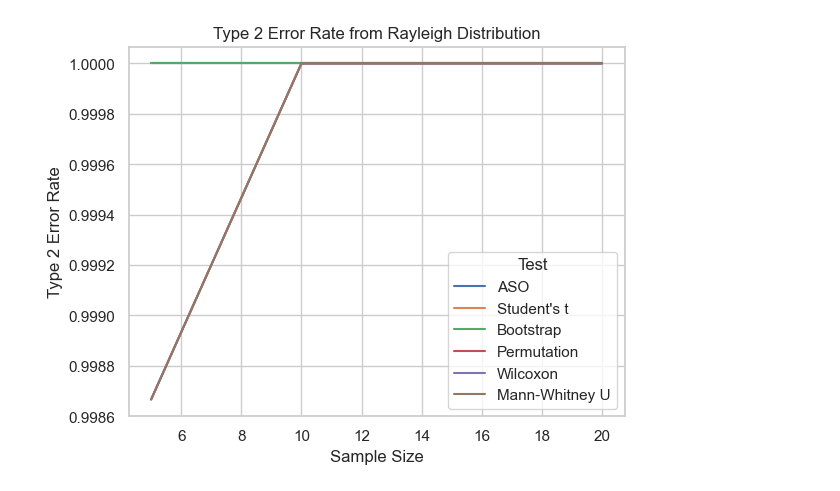
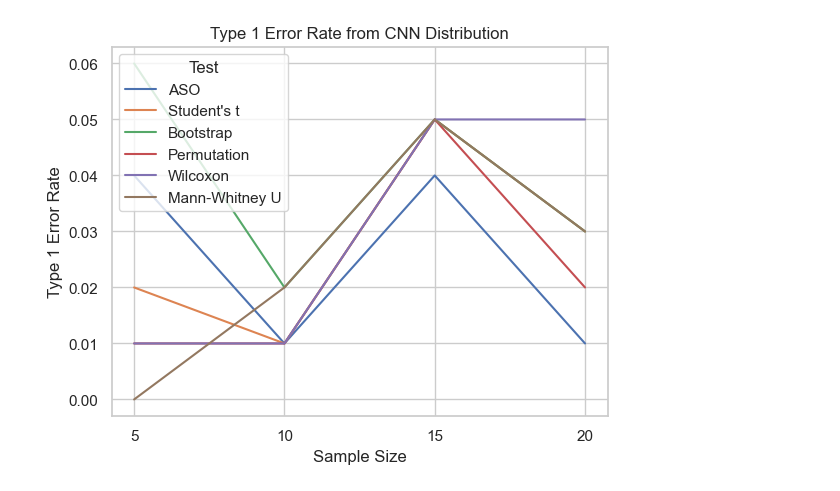
Before and after one commit to sbslaton/230-254-Final-Projects, a Jupyter notebook: 254/code/data_read.ipynb, the cells around one changed output. Cells and saved outputs as stored; diff of their text form; code cells hidden in the pictures.

```diff
--- a/254/code/data_read.ipynb
+++ b/254/code/data_read.ipynb
@@ -65,0 +62,21 @@ def plot_type_error(stats, distribution = "Normal", type_error = 1, save=False):
+# %%
+def plot_type_error(stats, distribution = "Normal", type_error = 1, save=False):
+
+    type_error_df = get_type_error_df(stats, type_error)
+
+    #plot type 1 error rate and change x ticks by sample size with seaborn
+
+    import seaborn as sns
+    sns.set_theme(style="whitegrid")
+    ax = sns.lineplot(x="Sample Size", y=f"Type {type_error} Error Rate", hue="Test", data=type_error_df)
+    ax.set_title(f"Type {type_error} Error Rate from {distribution} Distribution")
+    ax.set(xlabel='Sample Size', ylabel=f'Type {type_error} Error Rate')
+    ax.set_xticks([5, 10, 15, 20])
+    if(save):
+        plt.savefig(f"type_{type_error}_error_{distribution}.png")
+# %%
+#load pickle file
+import pickle
+with open("mlp_same_model_output.pkl", "rb") as f:
+    stats = pickle.load(f)
+plot_type_error(stats, distribution = "MLP", type_error = 1, save=True)
@@ -66,9 +85,9 @@ def plot_type_error(stats, distribution = "Normal", type_error = 1, save=False):
 # %%
 #read in stats_normal.json
-import json
-with open('stats_rayleigh_2.json') as json_file:
+
+with open('data/CNN_TYPE_1.json') as json_file:
     stats = json.load(json_file)
 
-plot_type_error(stats, distribution = "Rayleigh", type_error = 2, save=True)
+plot_type_error(stats, distribution = "CNN", type_error = 1, save=True)
 # %% [output]
-[figure, old version]
+[figure, new version]
```
Also changed, not shown: parts of 8 cells of this notebook, 53 other files.
